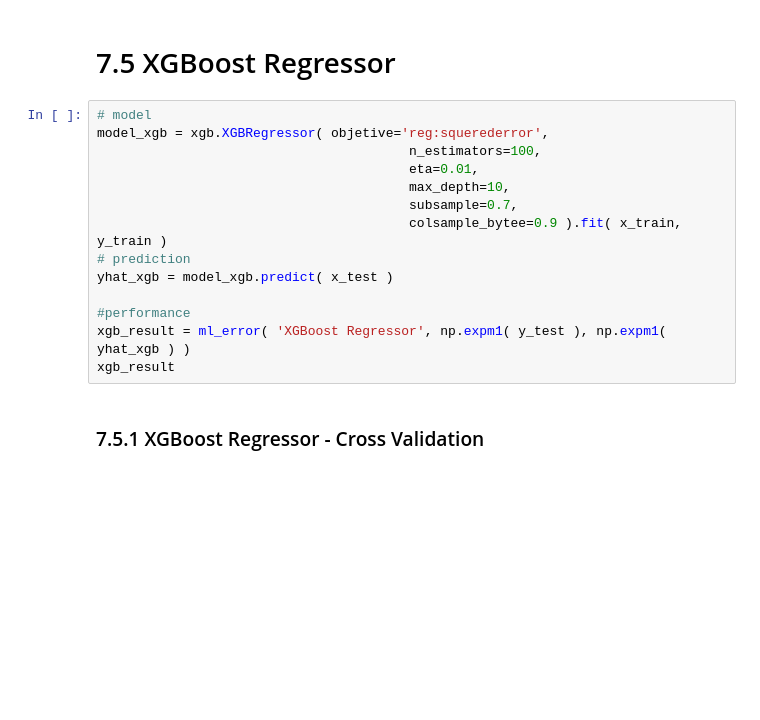
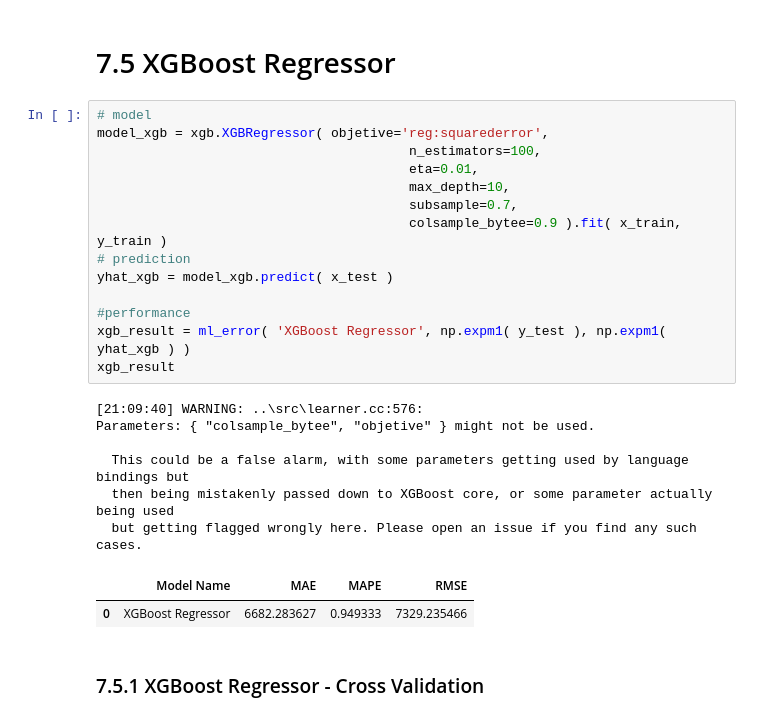
Before and after one commit to valferreiraalv/rossmamm_sales_predict, a Jupyter notebook: notebooks/m04_v01_store_sales_prediction.ipynb, the cells around one changed output. Drawn from its saved outputs; the diff is of its cells as text; blank space fills up the shorter version.

```diff
--- a/notebooks/m04_v01_store_sales_prediction.ipynb
+++ b/notebooks/m04_v01_store_sales_prediction.ipynb
@@ -1162,18 +1123,27 @@ rf_result_cv
 # 7.5 XGBoost Regressor
 # %%
 # model
-model_xgb = xgb.XGBRegressor( objetive='reg:squerederror',
+model_xgb = xgb.XGBRegressor( objetive='reg:squarederror',
                                         n_estimators=100,
                                         eta=0.01,
                                         max_depth=10,
                                         subsample=0.7,
                                         colsample_bytee=0.9 ).fit( x_train, y_train )
 # prediction
 yhat_xgb = model_xgb.predict( x_test )
 
 #performance
 xgb_result = ml_error( 'XGBoost Regressor', np.expm1( y_test ), np.expm1( yhat_xgb ) )
 xgb_result
+# %% [output]
+[21:09:40] WARNING: ..\src\learner.cc:576:
+Parameters: { "colsample_bytee", "objetive" } might not be used.
+
+  This could be a false alarm, with some parameters getting used by language bindings but
+  then being mistakenly passed down to XGBoost core, or some parameter actually being used
+  but getting flagged wrongly here. Please open an issue if you find any such cases.
+|  | Model Name | MAE | MAPE | RMSE |
+| 0 | XGBoost Regressor | 6682.283627 | 0.949333 | 7329.235466 |
 # %% [markdown]
 ### 7.5.1 XGBoost Regressor - Cross Validation
 # %%
```
Also changed, not shown: parts of 14 cells of this notebook.
